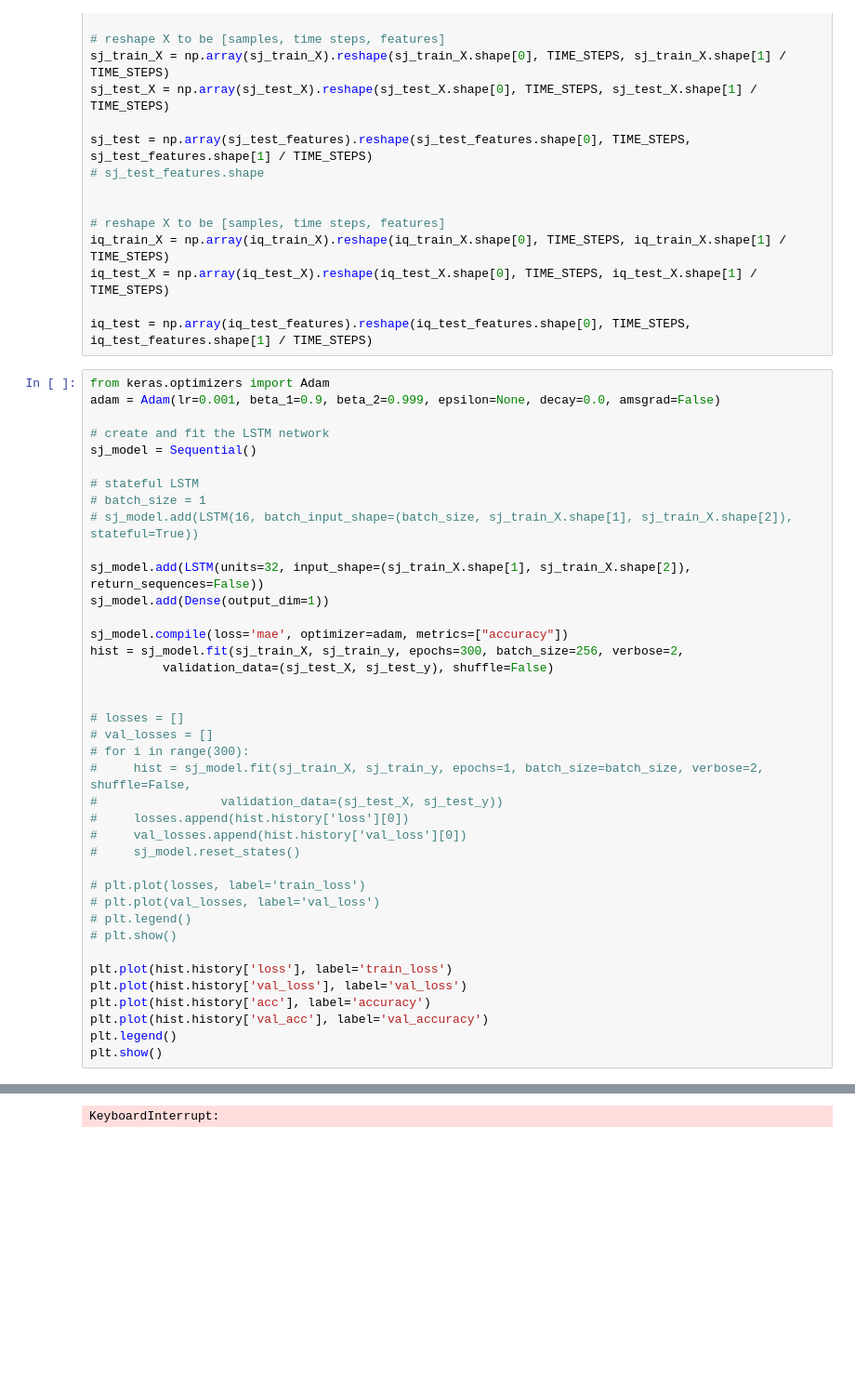
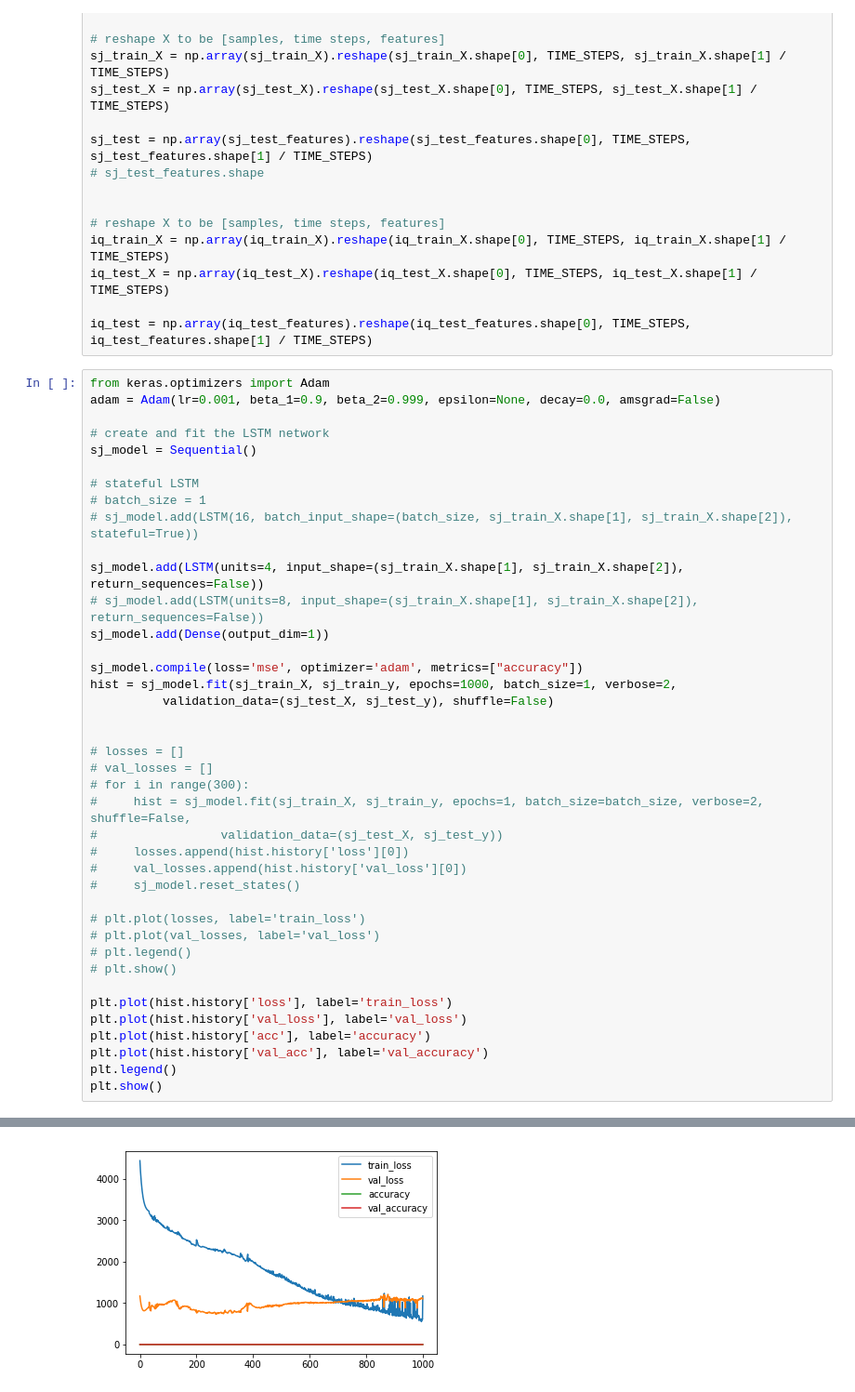
Before and after one commit to ChamodDamitha/Dengue-ML, a Jupyter notebook: Dengue-ML-LSTM.ipynb, the cells around one changed output, grey strips where cells are left out. Shown: that part at 93% size. Saved outputs shown, nothing was run; the diff lists cells and outputs as text; blank space fills up the shorter version.

```diff
--- a/Dengue-ML-LSTM.ipynb
+++ b/Dengue-ML-LSTM.ipynb
@@ -174,11 +180,12 @@ sj_model = Sequential()
 # batch_size = 1
 # sj_model.add(LSTM(16, batch_input_shape=(batch_size, sj_train_X.shape[1], sj_train_X.shape[2]), stateful=True))
 
-sj_model.add(LSTM(units=32, input_shape=(sj_train_X.shape[1], sj_train_X.shape[2]), return_sequences=False))
+sj_model.add(LSTM(units=4, input_shape=(sj_train_X.shape[1], sj_train_X.shape[2]), return_sequences=False))
+# sj_model.add(LSTM(units=8, input_shape=(sj_train_X.shape[1], sj_train_X.shape[2]), return_sequences=False))
 sj_model.add(Dense(output_dim=1))
 
-sj_model.compile(loss='mae', optimizer=adam, metrics=["accuracy"])
-hist = sj_model.fit(sj_train_X, sj_train_y, epochs=300, batch_size=256, verbose=2,
+sj_model.compile(loss='mse', optimizer='adam', metrics=["accuracy"])
+hist = sj_model.fit(sj_train_X, sj_train_y, epochs=1000, batch_size=1, verbose=2,
           validation_data=(sj_test_X, sj_test_y), shuffle=False)
 
 
@@ -223,4 +230,4 @@ Epoch 146/300
-KeyboardInterrupt:
+[figure, added]
 # %%
 # create and fit the LSTM network
 iq_model = Sequential()
```
Also changed, not shown: parts of 9 cells of this notebook, 9 other files.
